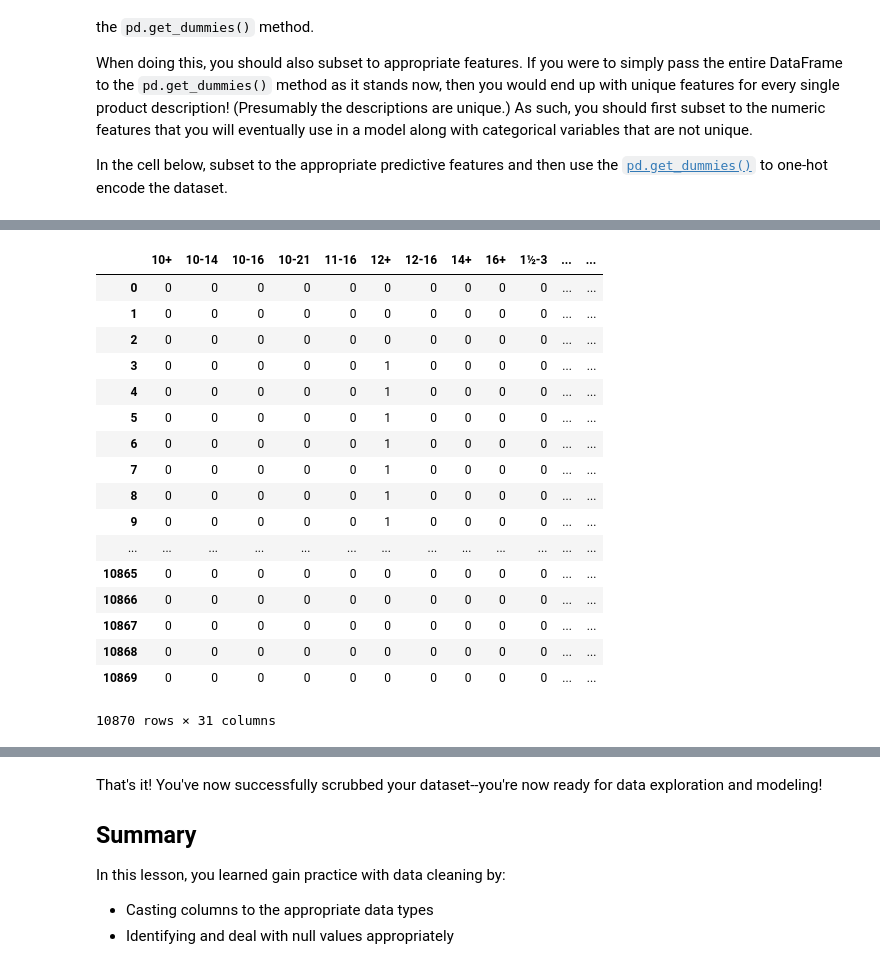
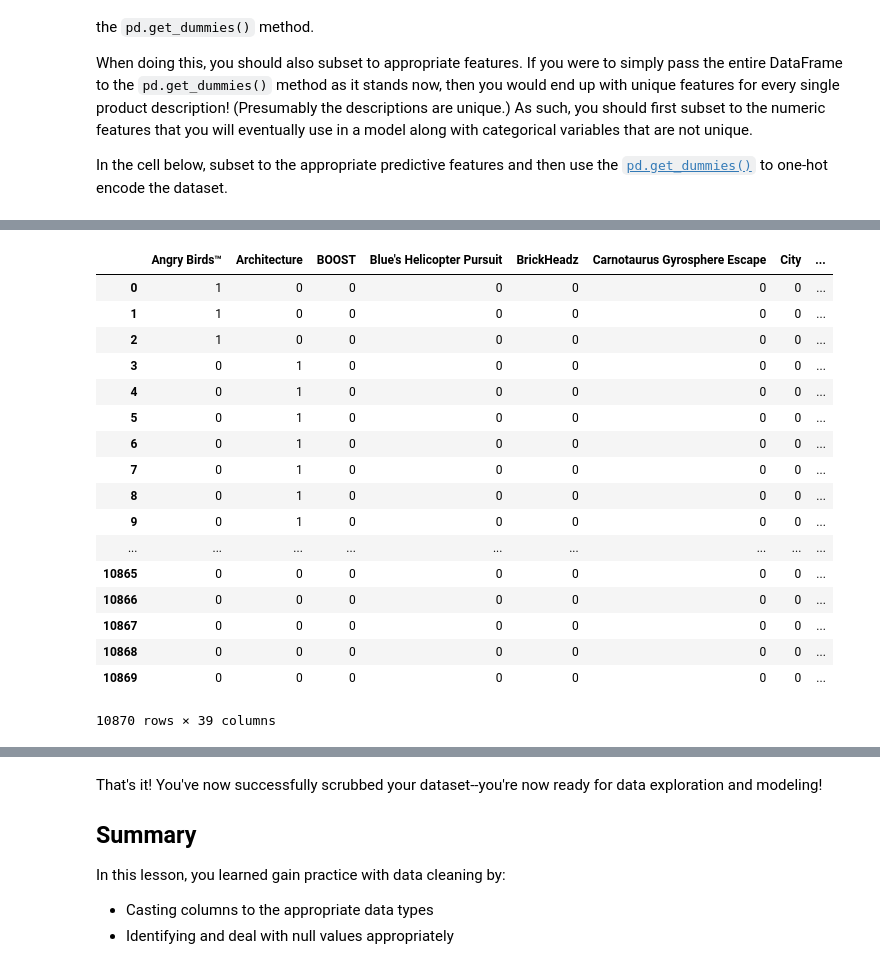
Before and after one commit to fleralle/dsc-scrubbing-and-cleaning-data-lab-houston-ds-042219, a Jupyter notebook: index.ipynb, the cells around one changed output, grey strips where cells are left out. Saved outputs shown, nothing was run; the diff lists cells and outputs as text; code cells hidden in the pictures.

```diff
--- a/index.ipynb
+++ b/index.ipynb
@@ -352,26 +352,26 @@ df.head()
 | 3 | 21030 | 12+ | 0.635296 | United States Capitol Building | Explore the architecture of the U... | Discover the architectural secret... | Architecture | US | 99.99 | ... |
 | 4 | 21035 | 12+ | 0.288812 | Solomon R. Guggenheim Museum® | Recreate the Solomon R. Guggenhei... | Discover the architectural secret... | Architecture | US | 79.99 | ... |
 # %%
-pd.get_dummies(df.ages)
+pd.get_dummies(df.theme_name)
 # %% [output]
-|  | 10+ | 10-14 | 10-16 | 10-21 | 11-16 | 12+ | 12-16 | 14+ | 16+ | 1½-3 | ... | ... |
-| 0 | 0 | 0 | 0 | 0 | 0 | 0 | 0 | 0 | 0 | 0 | ... | ... |
-| 1 | 0 | 0 | 0 | 0 | 0 | 0 | 0 | 0 | 0 | 0 | ... | ... |
-| 2 | 0 | 0 | 0 | 0 | 0 | 0 | 0 | 0 | 0 | 0 | ... | ... |
-| 3 | 0 | 0 | 0 | 0 | 0 | 1 | 0 | 0 | 0 | 0 | ... | ... |
-| 4 | 0 | 0 | 0 | 0 | 0 | 1 | 0 | 0 | 0 | 0 | ... | ... |
-| 5 | 0 | 0 | 0 | 0 | 0 | 1 | 0 | 0 | 0 | 0 | ... | ... |
-| 6 | 0 | 0 | 0 | 0 | 0 | 1 | 0 | 0 | 0 | 0 | ... | ... |
-| 7 | 0 | 0 | 0 | 0 | 0 | 1 | 0 | 0 | 0 | 0 | ... | ... |
-| 8 | 0 | 0 | 0 | 0 | 0 | 1 | 0 | 0 | 0 | 0 | ... | ... |
-| 9 | 0 | 0 | 0 | 0 | 0 | 1 | 0 | 0 | 0 | 0 | ... | ... |
-| ... | ... | ... | ... | ... | ... | ... | ... | ... | ... | ... | ... | ... |
-| 10865 | 0 | 0 | 0 | 0 | 0 | 0 | 0 | 0 | 0 | 0 | ... | ... |
-| 10866 | 0 | 0 | 0 | 0 | 0 | 0 | 0 | 0 | 0 | 0 | ... | ... |
-| 10867 | 0 | 0 | 0 | 0 | 0 | 0 | 0 | 0 | 0 | 0 | ... | ... |
-| 10868 | 0 | 0 | 0 | 0 | 0 | 0 | 0 | 0 | 0 | 0 | ... | ... |
-| 10869 | 0 | 0 | 0 | 0 | 0 | 0 | 0 | 0 | 0 | 0 | ... | ... |
+|  | Angry Birds™ | Architecture | BOOST | Blue's Helicopter Pursuit | BrickHeadz | Carnotaurus Gyrosphere Escape | City | ... |
+| 0 | 1 | 0 | 0 | 0 | 0 | 0 | 0 | ... |
+| 1 | 1 | 0 | 0 | 0 | 0 | 0 | 0 | ... |
+| 2 | 1 | 0 | 0 | 0 | 0 | 0 | 0 | ... |
+| 3 | 0 | 1 | 0 | 0 | 0 | 0 | 0 | ... |
+| 4 | 0 | 1 | 0 | 0 | 0 | 0 | 0 | ... |
+| 5 | 0 | 1 | 0 | 0 | 0 | 0 | 0 | ... |
+| 6 | 0 | 1 | 0 | 0 | 0 | 0 | 0 | ... |
+| 7 | 0 | 1 | 0 | 0 | 0 | 0 | 0 | ... |
+| 8 | 0 | 1 | 0 | 0 | 0 | 0 | 0 | ... |
+| 9 | 0 | 1 | 0 | 0 | 0 | 0 | 0 | ... |
+| ... | ... | ... | ... | ... | ... | ... | ... | ... |
+| 10865 | 0 | 0 | 0 | 0 | 0 | 0 | 0 | ... |
+| 10866 | 0 | 0 | 0 | 0 | 0 | 0 | 0 | ... |
+| 10867 | 0 | 0 | 0 | 0 | 0 | 0 | 0 | ... |
+| 10868 | 0 | 0 | 0 | 0 | 0 | 0 | 0 | ... |
+| 10869 | 0 | 0 | 0 | 0 | 0 | 0 | 0 | ... |
-10870 rows × 31 columns
+10870 rows × 39 columns
 # %%
 df.head()
 # %% [output]
```
